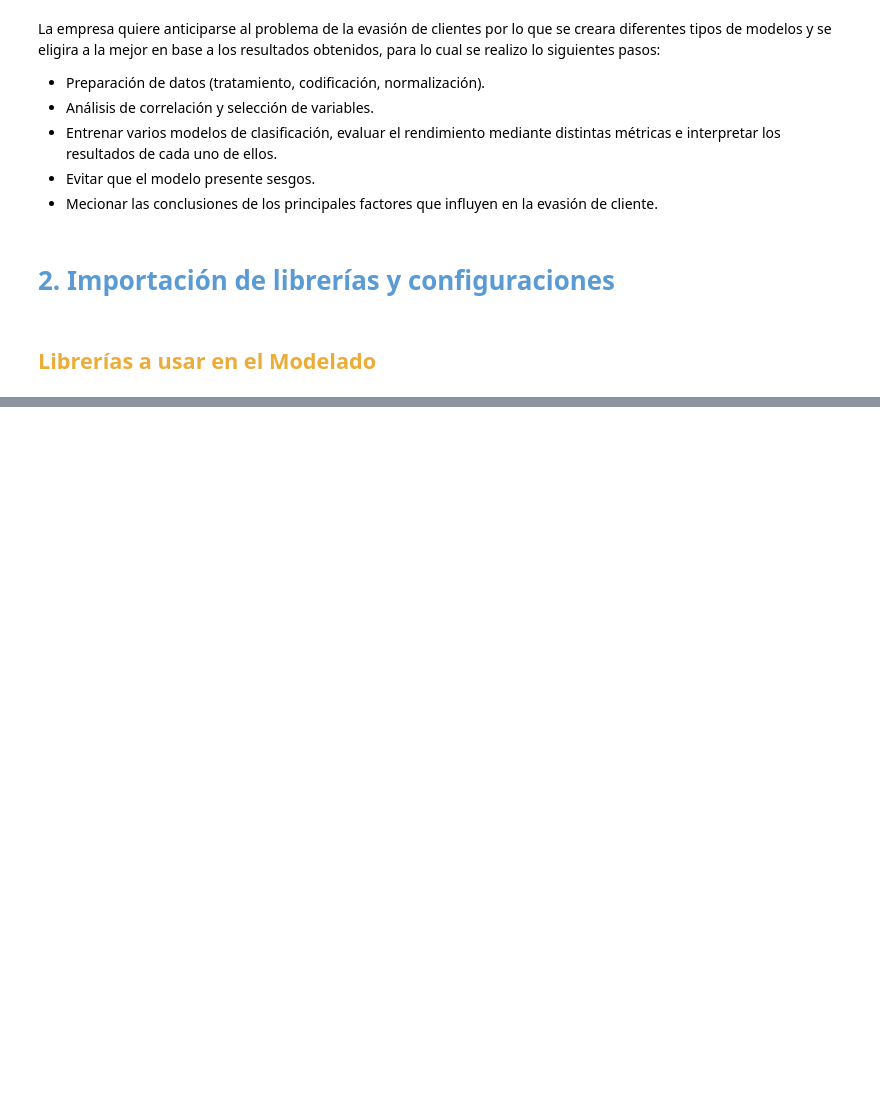
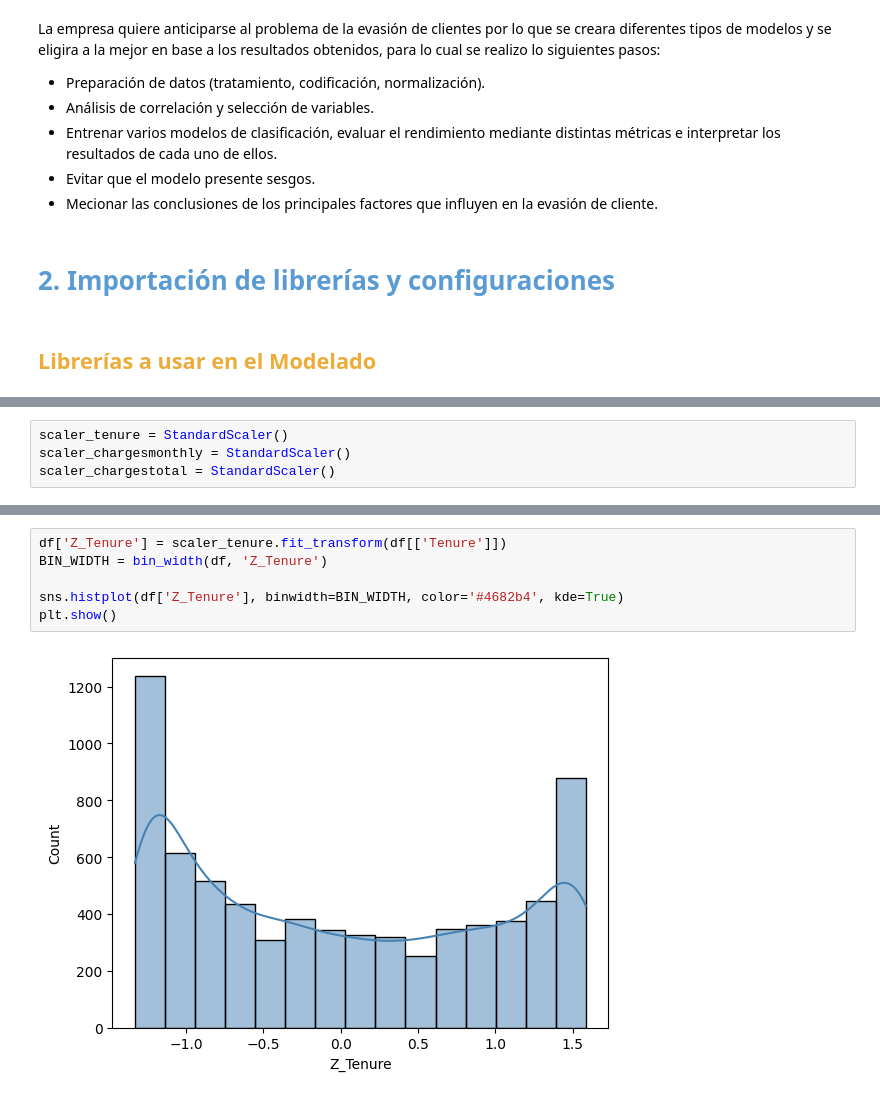
Before and after one commit to jalonzoh/Challenge-Telecom-X---Parte-2, a Jupyter notebook: ChallengeTelecomXParte2.ipynb, the cells around one changed output, grey strips where cells are left out. Saved outputs shown, nothing was run; the diff lists cells and outputs as text; blank space fills up the shorter version.

```diff
--- a/ChallengeTelecomXParte2.ipynb
+++ b/ChallengeTelecomXParte2.ipynb
@@ -52,0 +612,4 @@ La empresa quiere anticiparse al problema de la evasión de clientes por lo que
+# %%
+scaler_tenure = StandardScaler()
+scaler_chargesmonthly = StandardScaler()
+scaler_chargestotal = StandardScaler()
@@ -52,0 +645,8 @@ La empresa quiere anticiparse al problema de la evasión de clientes por lo que
+# %%
+df['Z_Tenure'] = scaler_tenure.fit_transform(df[['Tenure']])
+BIN_WIDTH = bin_width(df, 'Z_Tenure')
+
+sns.histplot(df['Z_Tenure'], binwidth=BIN_WIDTH, color='#4682b4', kde=True)
+plt.show()
+# %% [output]
+[figure, added]
```
Also changed, not shown: parts of 285 cells of this notebook.
